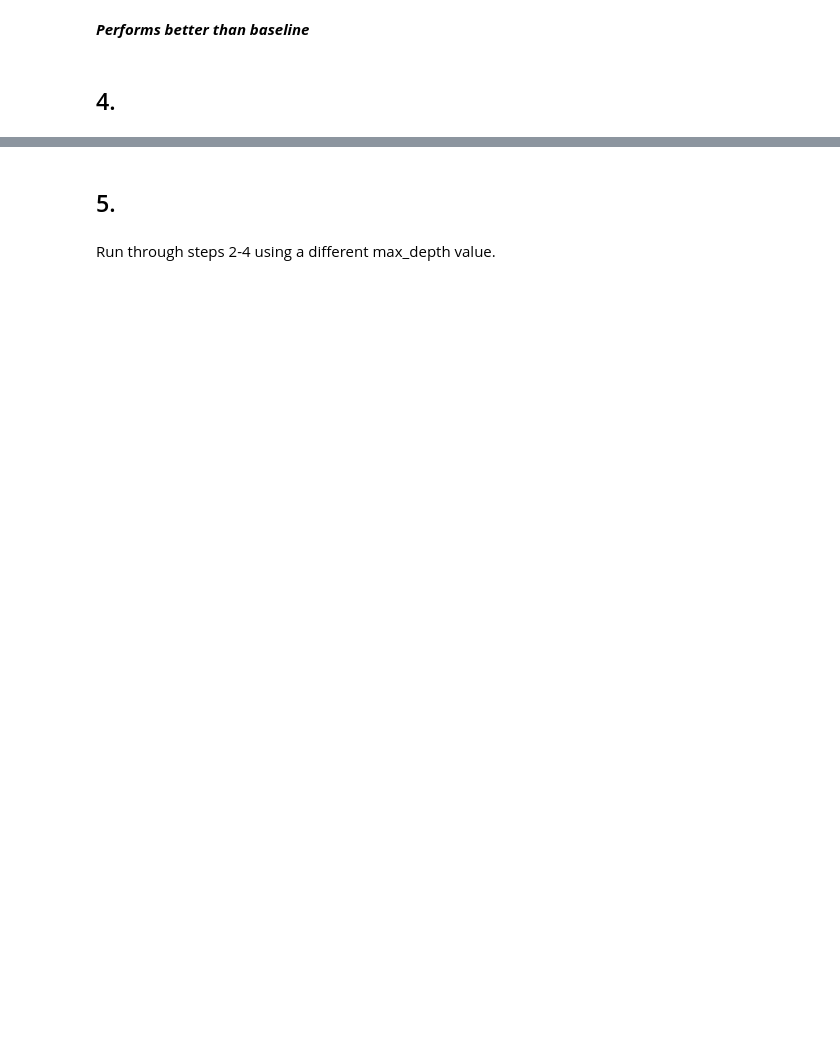
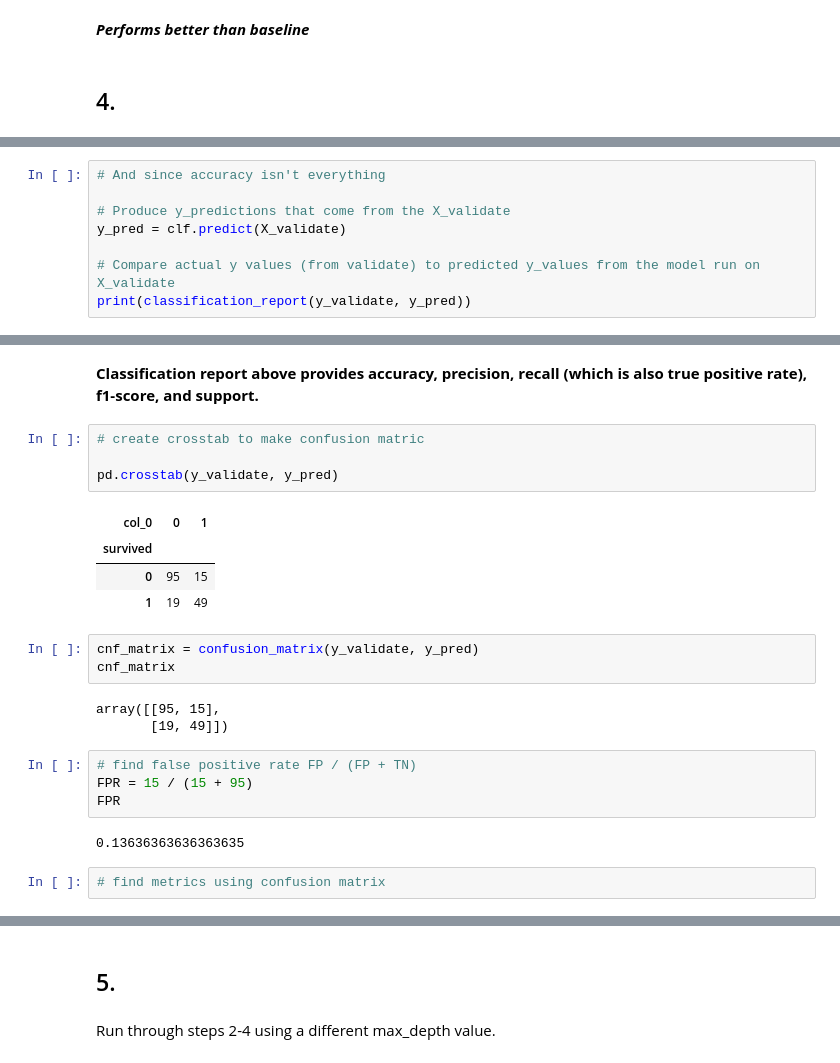
Before and after one commit to adam-talbot/classification-exercises, a Jupyter notebook: model.ipynb, the cells around one changed output, grey strips where cells are left out. Cells and saved outputs as stored; diff of their text form; blank space fills up the shorter version.

```diff
--- a/model.ipynb
+++ b/model.ipynb
@@ -215,0 +232,8 @@ Compute: Accuracy, true positive rate, false positive rate, true negative rate,
+# %%
+# And since accuracy isn't everything
+
+# Produce y_predictions that come from the X_validate
+y_pred = clf.predict(X_validate)
+
+# Compare actual y values (from validate) to predicted y_values from the model run on X_validate
+print(classification_report(y_validate, y_pred))
@@ -215,0 +249,25 @@ Compute: Accuracy, true positive rate, false positive rate, true negative rate,
+# %% [markdown]
+**Classification report above provides accuracy, precision, recall (which is also true positive rate), f1-score, and support.**
+# %%
+# create crosstab to make confusion matric
+
+pd.crosstab(y_validate, y_pred)
+# %% [output]
+| col_0 | 0 | 1 |
+| survived |  |  |
+| 0 | 95 | 15 |
+| 1 | 19 | 49 |
+# %%
+cnf_matrix = confusion_matrix(y_validate, y_pred)
+cnf_matrix
+# %% [output]
+array([[95, 15],
+       [19, 49]])
+# %%
+# find false positive rate FP / (FP + TN)
+FPR = 15 / (15 + 95)
+FPR
+# %% [output]
+0.13636363636363635
+# %%
+# find metrics using confusion matrix
```
Also changed, not shown: parts of 146 cells of this notebook.
